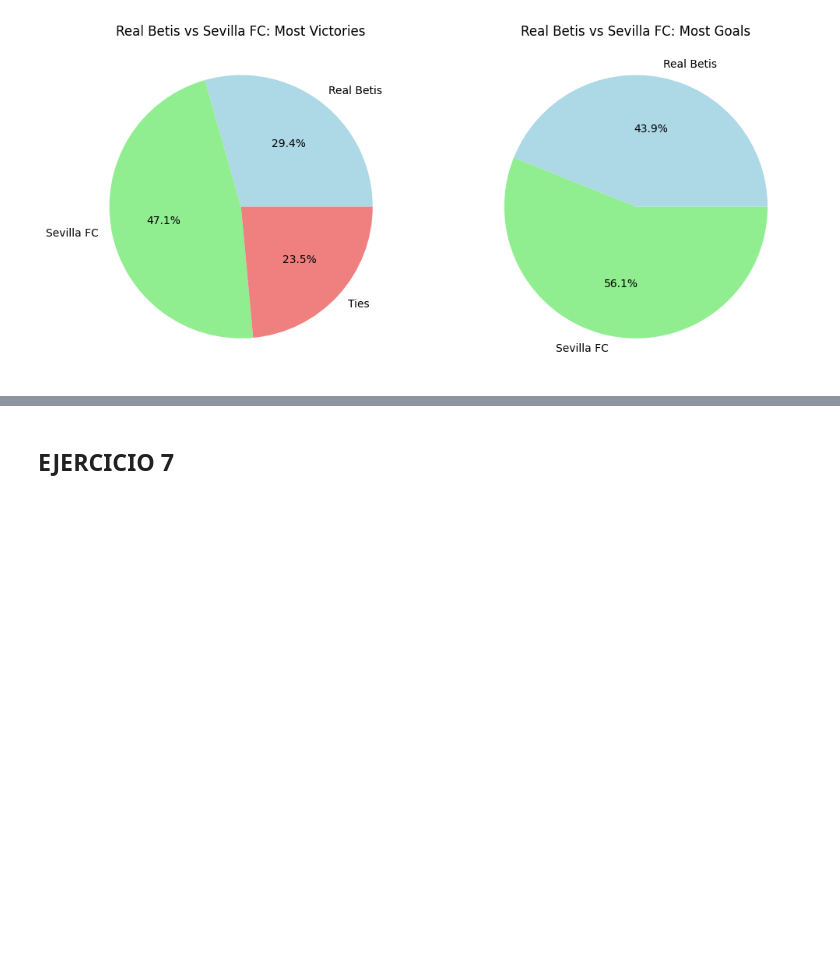
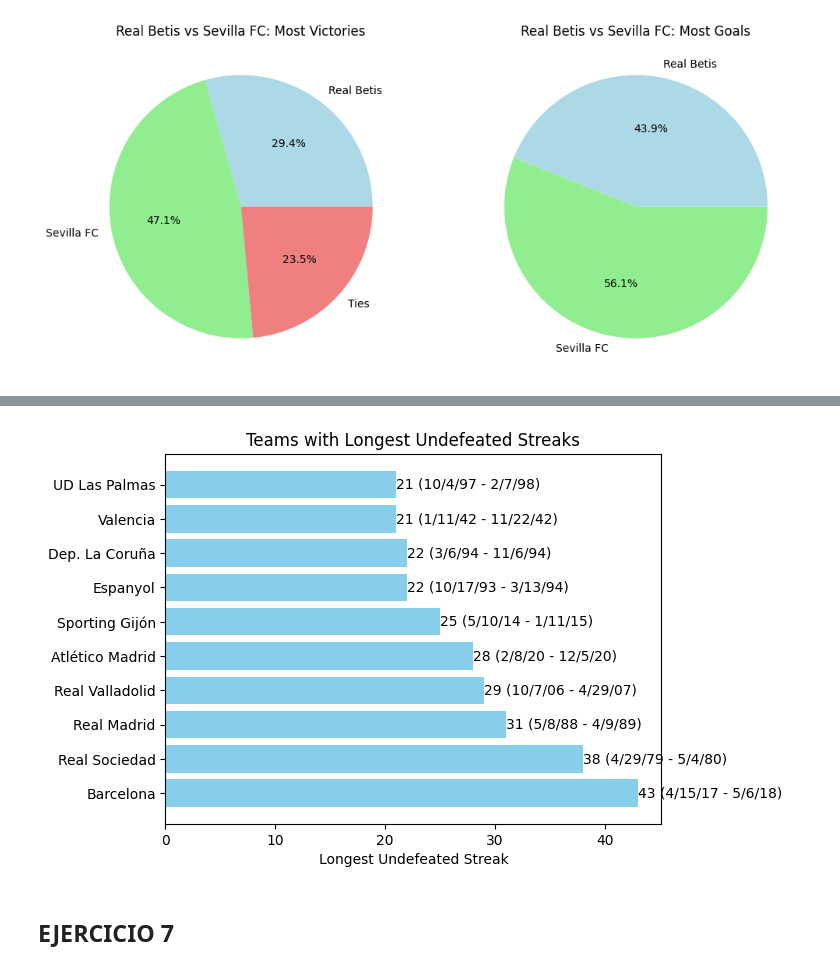
Before and after one commit to jorgers29/Spanish_Football_Analysis, a Jupyter notebook: analysis/LaLigaDataAnalysis.ipynb, the cells around one changed output, grey strips where cells are left out. Drawn from its saved outputs; the diff is of its cells as text; code cells hidden in the pictures; blank space fills up the shorter version.

```diff
--- a/analysis/LaLigaDataAnalysis.ipynb
+++ b/analysis/LaLigaDataAnalysis.ipynb
@@ -342,3 +496,58 @@ plot_direct_confrontations_stats('Real Betis', 'Sevilla FC')
+# %%
+df_ex6_new[['start_year', 'end_year']] = df_ex6_new['season'].str.split('-', expand=True)
+df_ex6_new['start_year'] = pd.to_numeric(df_ex6_new['start_year']).astype(int)
+
+df_ex6_new = df_ex6_new.sort_values(by = ['start_year', 'matchday'])
+
+def longest_streak(team_data):
+    longest = 0
+    current_streak = 0
+    start_date = ''
+    end_date = ''
+    current_start_date = ''
+
+    for index, row in team_data.iterrows():
+        if row['result'] == 'L':
+            current_streak = 0
+            current_start_date = ''
+        else:
+            if current_streak == 0:
+                current_start_date = row['date']
+            current_streak += 1
+            if current_streak > longest:
+                longest = current_streak
+                start_date = current_start_date
+                end_date = row['date']
+
+    return longest, start_date, end_date
+
+teams = df_ex6_new['team'].unique()
+longest_streaks = []
+
+for team in teams:
+    team_data = df_ex6_new[df_ex6_new['team'] == team]
+    streak, start, end = longest_streak(team_data)
+    longest_streaks.append((team, streak, start, end))
+
+# Sort by the longest streak
+longest_streaks = sorted(longest_streaks, key=lambda x: x[1], reverse=True)[:10]
+
+# Create a horizontal bar plot
+fig, ax = plt.subplots()
+teams = [item[0] for item in longest_streaks]
+streaks = [item[1] for item in longest_streaks]
+
+ax.barh(teams, streaks, color='skyblue')
+ax.set_xlabel('Longest Undefeated Streak')
+ax.set_title('Teams with Longest Undefeated Streaks')
+
+# Display the dates in the bars
+for i, (team, streak, start, end) in enumerate(longest_streaks):
+    ax.text(streak, i, f'{streak} ({start} - {end})', va='center', fontsize=10, color='black')
+
+plt.show()
+# %% [output]
+[figure, added]
 # %% [markdown]
 ## EJERCICIO 7
 # %%
```
Also changed, not shown: parts of 20 cells of this notebook.
